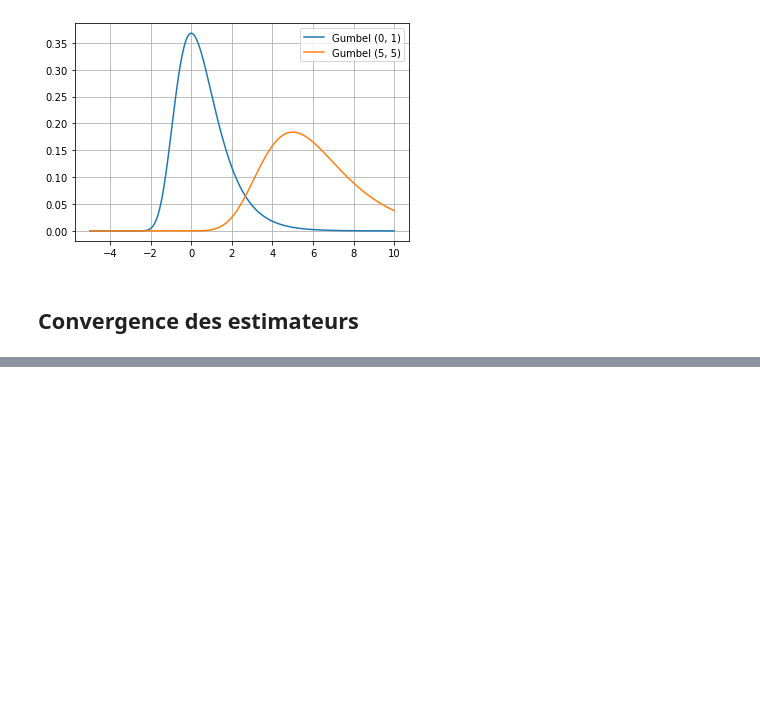
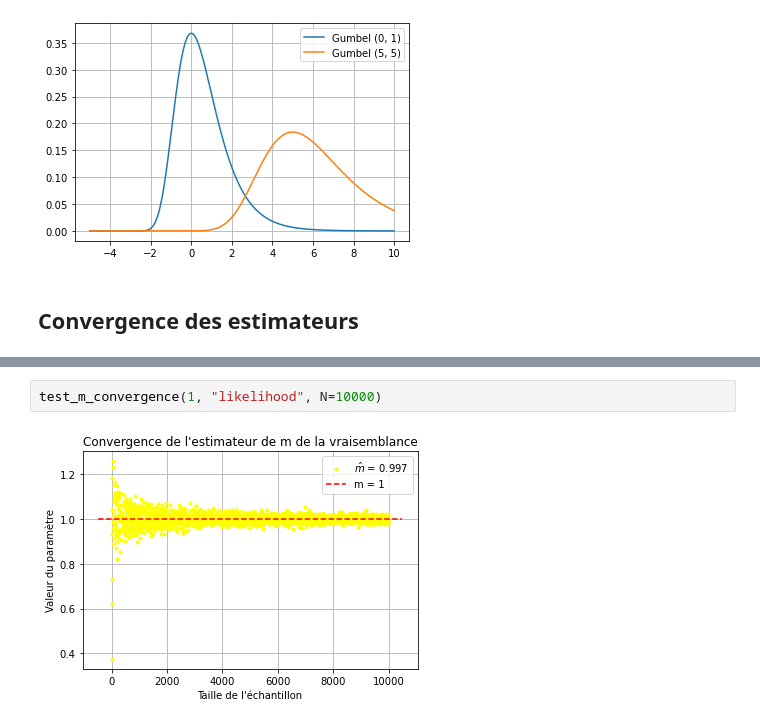
Before and after one commit to arthurviens/Estimation_GaussianProcess_MCMC_Project, a Jupyter notebook: prob1/pb1q4.ipynb, the cells around one changed output, grey strips where cells are left out. Cells and saved outputs as stored; diff of their text form; blank space fills up the shorter version.

```diff
--- a/prob1/pb1q4.ipynb
+++ b/prob1/pb1q4.ipynb
@@ -30,0 +35,4 @@ test_m_convergence(0, "moments", N=10000)
+# %%
+test_m_convergence(1, "likelihood", N=10000)
+# %% [output]
+[figure, added]
```
Also changed, not shown: parts of 3 cells of this notebook, 1 other file.
